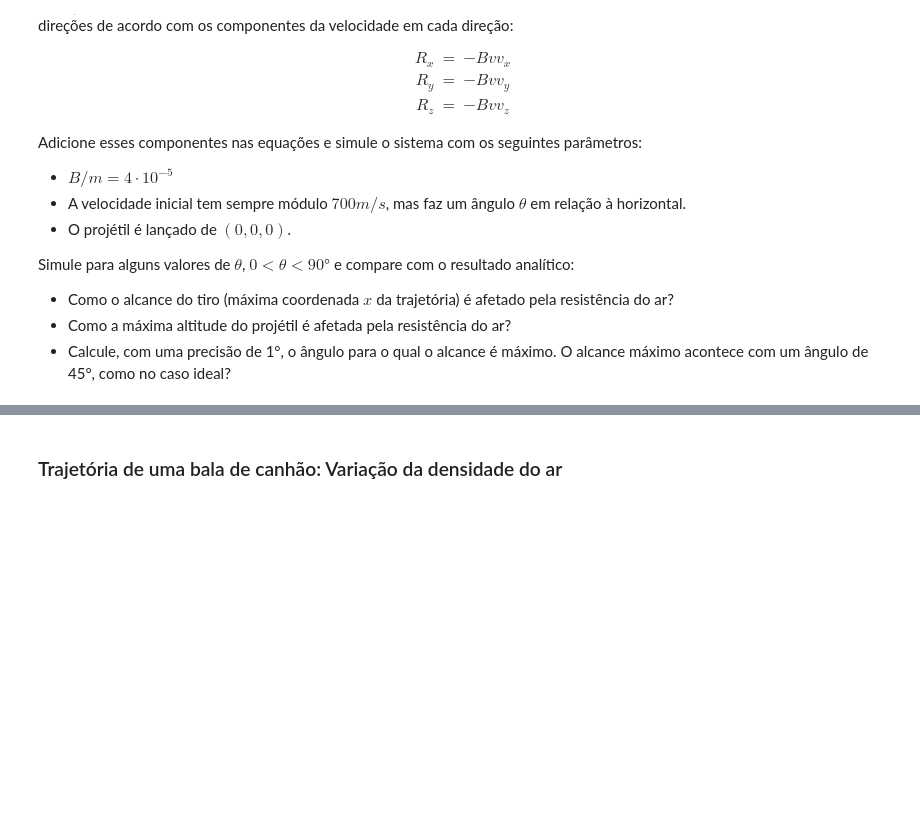
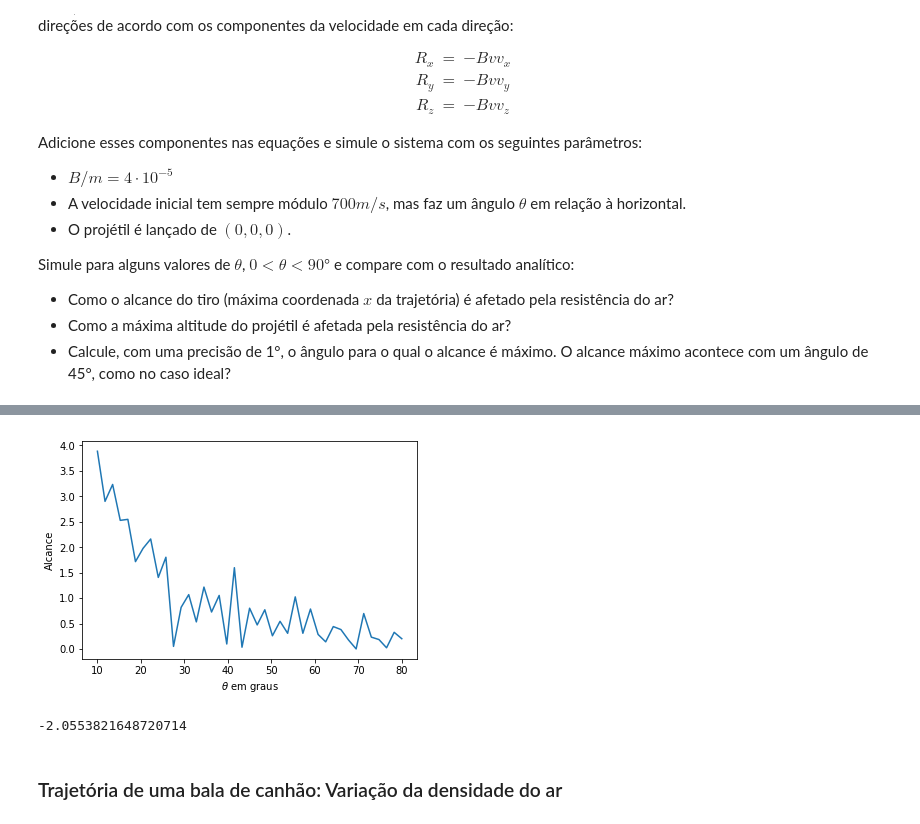
Before and after one commit to solano/mccomp19, a Jupyter notebook: projetil.ipynb, the cells around one changed output, grey strips where cells are left out. Drawn from its saved outputs; the diff is of its cells as text; code cells hidden in the pictures; blank space fills up the shorter version.

```diff
--- a/projetil.ipynb
+++ b/projetil.ipynb
@@ -336,3 +347,29 @@ plot_xz(x,z)
+# %%
+# Aproxima em primeira ordem o alcance em x, extrapolando linearmente
+# onde o projétil tocaria o plano xy a partir da última posição e da
+# última velocidade. Assume-se que x > 0
+def alcance_xz(x,z,u,w):
+    return x[-1] - u[-1]*z[-1]/w[-1]
+# %%
+θ_arr = np.linspace(10,80,40+1)
+alcance_arr = []
+a = []
+for θ in θ_arr:
+    θ_rad = np.deg2rad(θ)
+    inicial = 0,0,0, v0*np.cos(θ_rad),0,v0*np.sin(θ_rad)
+    x,_,z,u,_,w = integrar_projetil(inicial,deriv_resist_1,(g,B))
+    alcance_arr.append(alcance_xz(x,z,u,w))
+    a.append(x[-1])
+plt.plot(θ_arr, np.array(a)-np.array(alcance_arr))
+plt.xlabel(r'$\theta$ em graus')
+plt.ylabel('Alcance')
+plt.show()
+# %% [output]
+[figure, added]
+# %%
+z[-1]
+# %% [output]
+-2.0553821648720714
 # %% [markdown]
 ### Trajetória de uma bala de canhão: Variação da densidade do ar
 # %% [markdown]
```
Also changed, not shown: parts of 6 cells of this notebook.
